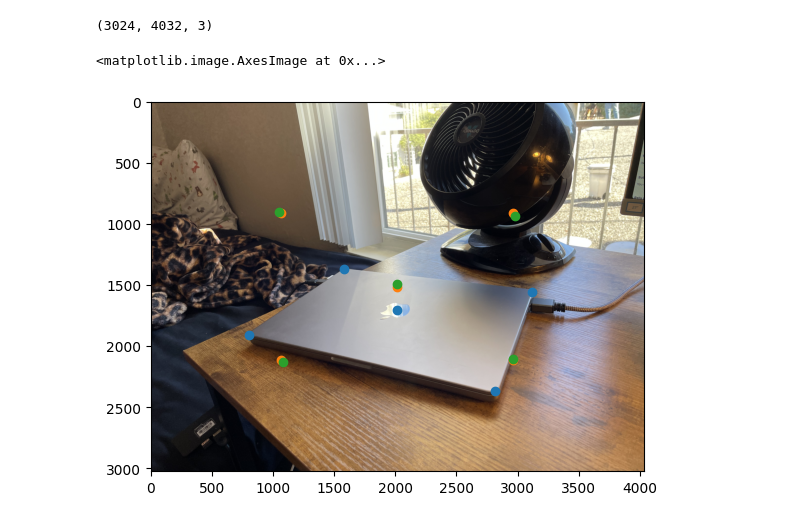
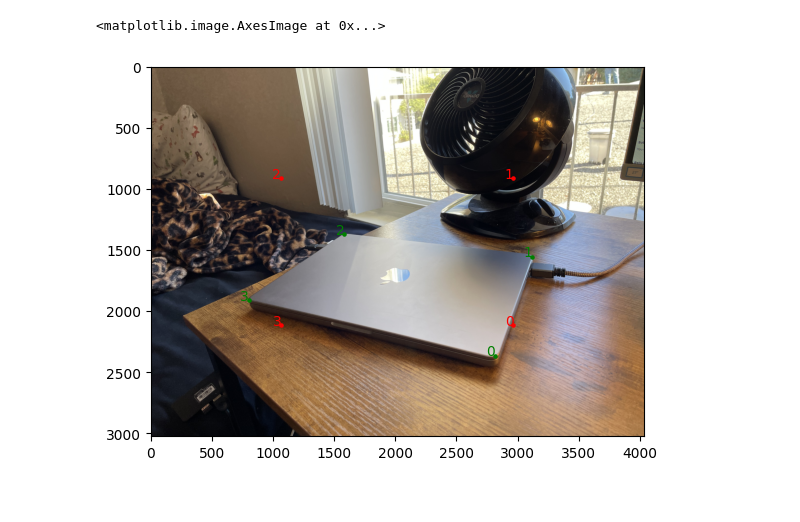
Before and after one commit to aayushg55/CS180_proj4, a Jupyter notebook: main.ipynb, the cells around one changed output. Saved outputs shown, nothing was run; the diff lists cells and outputs as text; code cells hidden in the pictures.

```diff
--- a/main.ipynb
+++ b/main.ipynb
@@ -116,13 +111,20 @@ img_2_normal = homogenous_to_non(img_2_hom)
 ans = compute_h(img_1_pts, img_2_normal)
 H_computed = ans[0]
 assert np.all(np.isclose(H, H_computed))
-# %%
-img_dir = 'images_in/'
-
-corr_file = img_dir + 'macbook.json'
-f = open(corr_file)
-correspondences = json.load(f)
-img_1_points = np.array(correspondences['im1Points'])
-img.shape
-# %% [output]
-(3024, 4032, 3)
+# %%
+def load_corr_pts(fname, in_dir='images_in/', single=True):
+    if 'json' not in fname: fname += '.json'
+    corr_file = in_dir + fname
+    f = open(corr_file)
+    correspondences = json.load(f)
+    img_1_points = np.array(correspondences['im1Points'])
+    img_2_points = np.array(correspondences['im2Points'])
+    if single:
+        return img_1_points
+    else:
+        return img_1_points, img_2_points
+
+def plot_pts(pts, color='blue'):
+    x, y = pts[:, 0], pts[:, 1]
+    [plt.text(x[i], y[i], f'{i}', fontsize=10, ha='right', color=color) for i in range(len(x))]
+    plt.scatter(x,y, color=color, s=5)
@@ -129,16 +180,19 @@ img.shape
+# %%
+img_dir = 'images_in/'
+
+macbook_pts = load_corr_pts('macbook', single=True)
+img = read_img('macbook', img_dir)
 # %%
-img = read_img('macbook', img_dir)
 w, h = 950, 600
 x, y = 2016, 1512
-img_2_points = [[x+w,y+h], [x+w,y-h], [x-w,y-h], [x-w,y+h], [x,y]]
+target_pts = np.asarray([[x+w,y+h], [x+w,y-h], [x-w,y-h], [x-w,y+h]])
 # img_2_points = get_corners(img)
-img_2_points = np.asarray(img_2_points)
-plt.scatter(img_1_points[:, 0], img_1_points[:, 1])
-plt.scatter(img_2_points[:, 0], img_2_points[:, 1])
-H, res, rank = compute_h(img_1_points, img_2_points)
-res = apply_h(H, img_1_points)
-plt.scatter(res[:,0], res[:,1])
+
+plot_pts(macbook_pts, color='green')
+plot_pts(target_pts, color='red')
+H, _, _ = compute_h(macbook_pts, target_pts)
+
 plt.imshow(img)
 # %% [output]
 <matplotlib.image.AxesImage at 0x...>
-[figure, old version]
+[figure, new version]
```
Also changed, not shown: parts of 19 cells of this notebook, 17 other files.
